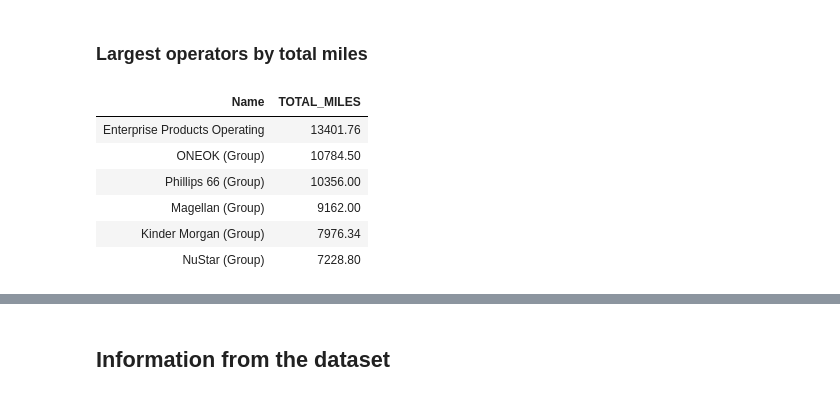
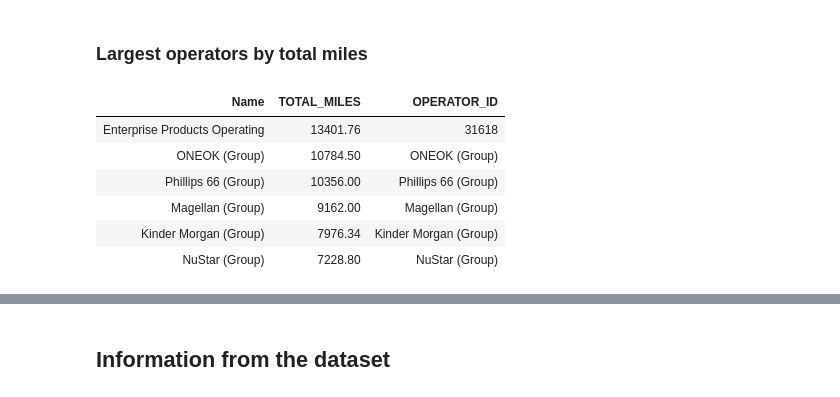
Before and after one commit to julianbarg/spills, a Jupyter notebook: presentations/explore_data_variance/explore_data_variance.ipynb, the cells around one changed output, grey strips where cells are left out. Drawn from its saved outputs; the diff is of its cells as text; code cells hidden in the pictures.

```diff
--- a/presentations/explore_data_variance/explore_data_variance.ipynb
+++ b/presentations/explore_data_variance/explore_data_variance.ipynb
@@ -94,20 +161,20 @@ pipelines %>%
 # %%
 largest_companies <- sample %>%
     group_by(Name) %>%
     filter(TOTAL_MILES == max(TOTAL_MILES)) %>%
     ungroup() %>%
     mutate(Name = fct_reorder(Name, TOTAL_MILES)) %>%
     arrange(desc(TOTAL_MILES)) %>%
-    select(Name, TOTAL_MILES)
+    select(Name, TOTAL_MILES, OPERATOR_ID)
 
 head(largest_companies) %>%
     jupyter_styling(font_size = 16)
 # %% [output]
-| Name | TOTAL_MILES |
-| Enterprise Products Operating | 13401.76 |
-| ONEOK (Group) | 10784.50 |
-| Phillips 66 (Group) | 10356.00 |
-| Magellan (Group) | 9162.00 |
-| Kinder Morgan (Group) | 7976.34 |
-| NuStar (Group) | 7228.80 |
+| Name | TOTAL_MILES | OPERATOR_ID |
+| Enterprise Products Operating | 13401.76 | 31618 |
+| ONEOK (Group) | 10784.50 | ONEOK (Group) |
+| Phillips 66 (Group) | 10356.00 | Phillips 66 (Group) |
+| Magellan (Group) | 9162.00 | Magellan (Group) |
+| Kinder Morgan (Group) | 7976.34 | Kinder Morgan (Group) |
+| NuStar (Group) | 7228.80 | NuStar (Group) |
 # %%
```
Also changed, not shown: parts of 42 cells of this notebook, 4 other files.
